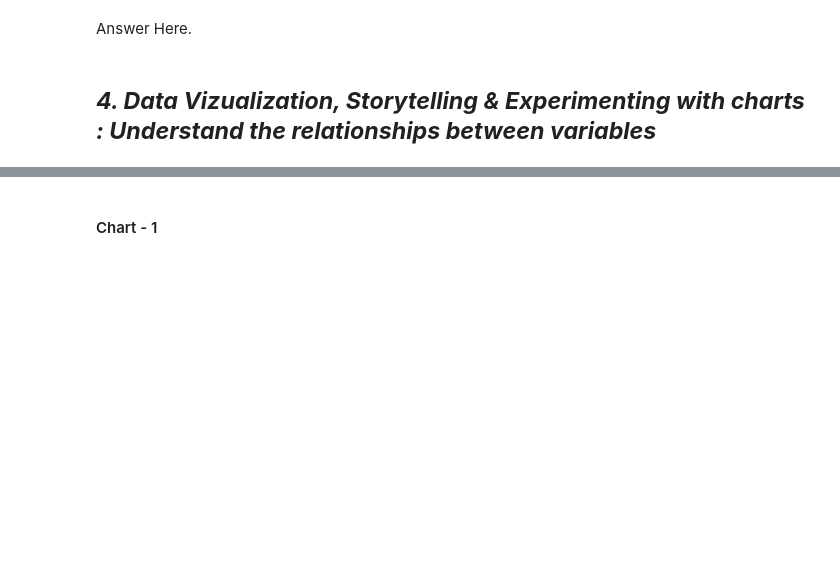
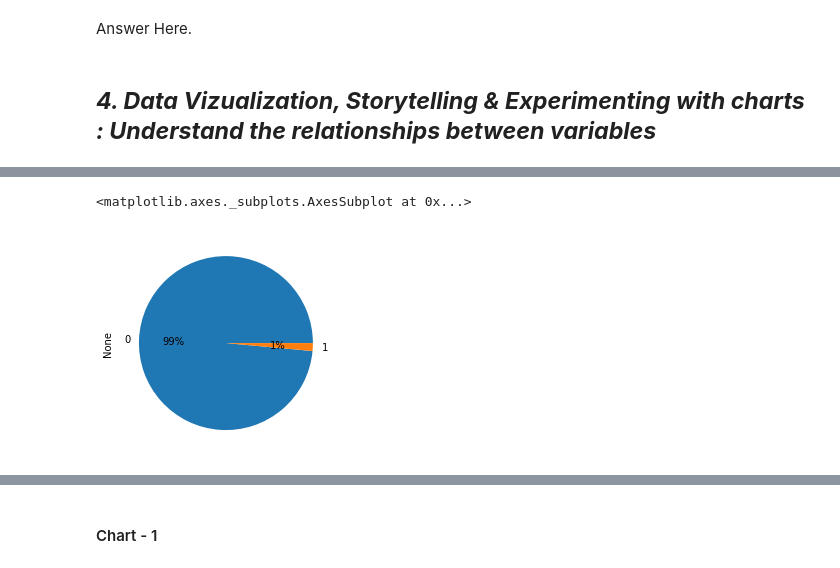
Before and after one commit to pvanand07/EDA-Hotel-Booking-Python, a Jupyter notebook: EDA_Hotel_Booking_Analysis_Almabetter.ipynb, the cells around one changed output, grey strips where cells are left out. Drawn from its saved outputs; the diff is of its cells as text; code cells hidden in the pictures; blank space fills up the shorter version.

```diff
--- a/EDA_Hotel_Booking_Analysis_Almabetter.ipynb
+++ b/EDA_Hotel_Booking_Analysis_Almabetter.ipynb
@@ -127,0 +380,9 @@ Answer Here.
+# %%
+# Create a pie plot of the is_repeated_guest variable
+#sns.pieplot(x='is_repeated_guest', data=df_1)
+df_1.groupby('is_repeated_guest').size().plot(kind='pie', y=['1','2'],autopct='%1.0f%%')
+# Show the plot
+#plt.show()
+# %% [output]
+<matplotlib.axes._subplots.AxesSubplot at 0x...>
+[figure, added]
```
Also changed, not shown: parts of 35 cells of this notebook.
